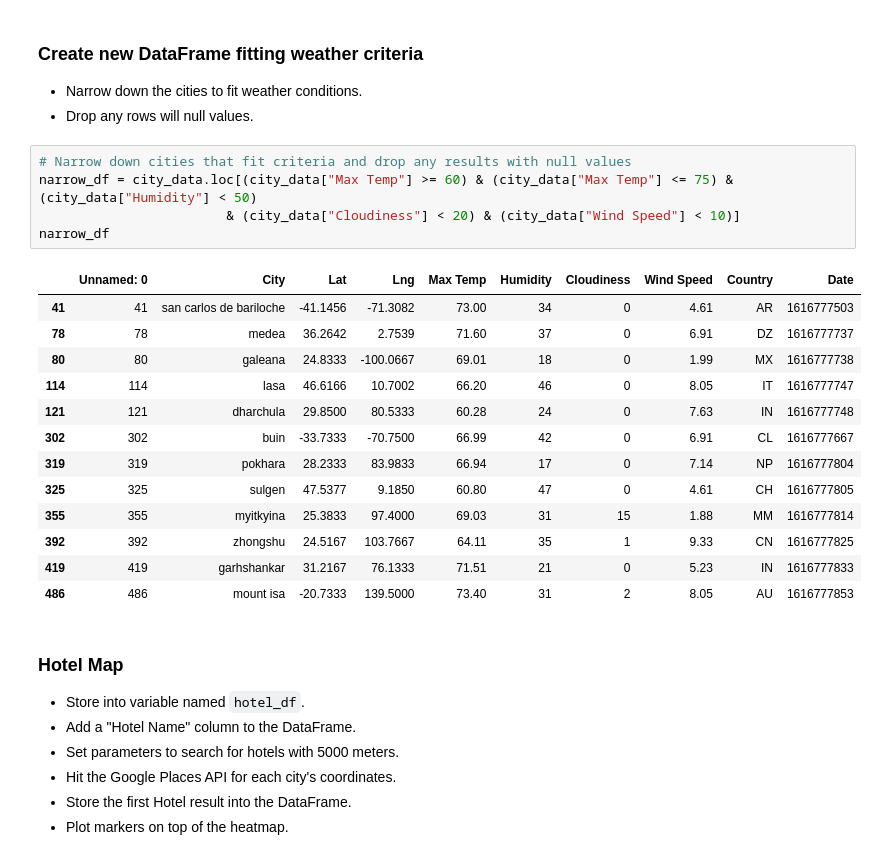
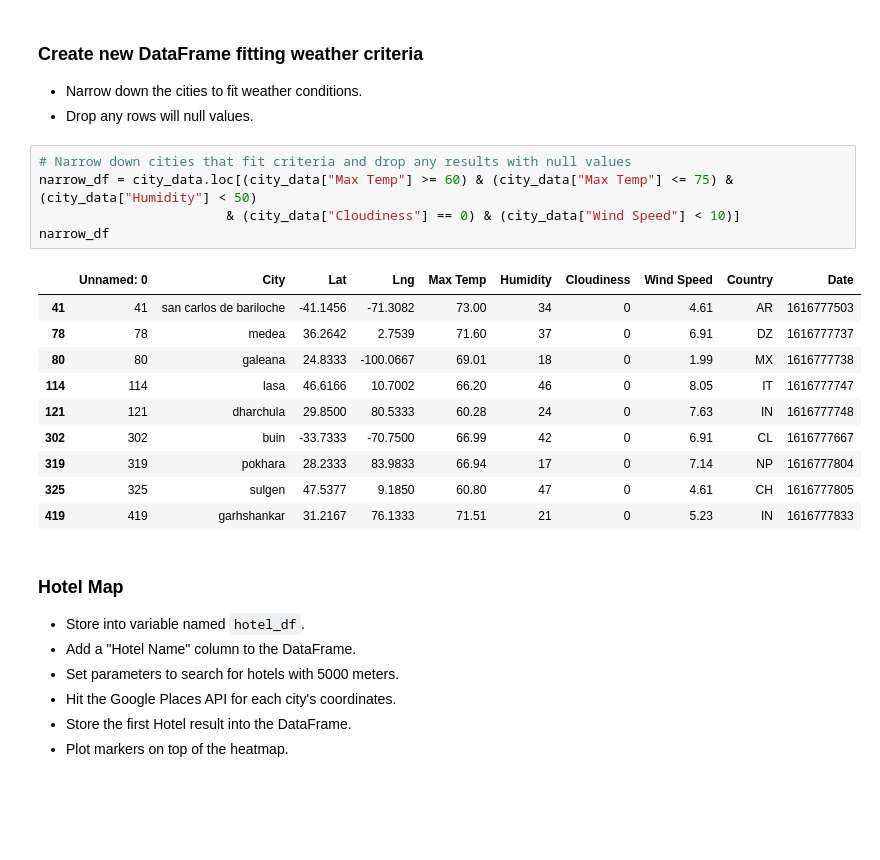
Before and after one commit to Slainte91/python-api-challenge, a Jupyter notebook: VacationPy.ipynb, the cells around one changed output. Saved outputs shown, nothing was run; the diff lists cells and outputs as text; blank space fills up the shorter version.

```diff
--- a/VacationPy.ipynb
+++ b/VacationPy.ipynb
@@ -58,22 +58,19 @@ fig
 # %%
 # Narrow down cities that fit criteria and drop any results with null values
 narrow_df = city_data.loc[(city_data["Max Temp"] >= 60) & (city_data["Max Temp"] <= 75) & (city_data["Humidity"] < 50)
-                        & (city_data["Cloudiness"] < 20) & (city_data["Wind Speed"] < 10)]
+                        & (city_data["Cloudiness"] == 0) & (city_data["Wind Speed"] < 10)]
 narrow_df
 # %% [output]
 |  | Unnamed: 0 | City | Lat | Lng | Max Temp | Humidity | Cloudiness | Wind Speed | Country | Date |
 | 41 | 41 | san carlos de bariloche | -41.1456 | -71.3082 | 73.00 | 34 | 0 | 4.61 | AR | 1616777503 |
 | 78 | 78 | medea | 36.2642 | 2.7539 | 71.60 | 37 | 0 | 6.91 | DZ | 1616777737 |
 | 80 | 80 | galeana | 24.8333 | -100.0667 | 69.01 | 18 | 0 | 1.99 | MX | 1616777738 |
 | 114 | 114 | lasa | 46.6166 | 10.7002 | 66.20 | 46 | 0 | 8.05 | IT | 1616777747 |
 | 121 | 121 | dharchula | 29.8500 | 80.5333 | 60.28 | 24 | 0 | 7.63 | IN | 1616777748 |
 | 302 | 302 | buin | -33.7333 | -70.7500 | 66.99 | 42 | 0 | 6.91 | CL | 1616777667 |
 | 319 | 319 | pokhara | 28.2333 | 83.9833 | 66.94 | 17 | 0 | 7.14 | NP | 1616777804 |
 | 325 | 325 | sulgen | 47.5377 | 9.1850 | 60.80 | 47 | 0 | 4.61 | CH | 1616777805 |
-| 355 | 355 | myitkyina | 25.3833 | 97.4000 | 69.03 | 31 | 15 | 1.88 | MM | 1616777814 |
-| 392 | 392 | zhongshu | 24.5167 | 103.7667 | 64.11 | 35 | 1 | 9.33 | CN | 1616777825 |
 | 419 | 419 | garhshankar | 31.2167 | 76.1333 | 71.51 | 21 | 0 | 5.23 | IN | 1616777833 |
-| 486 | 486 | mount isa | -20.7333 | 139.5000 | 73.40 | 31 | 2 | 8.05 | AU | 1616777853 |
 # %% [markdown]
 ### Hotel Map
 * Store into variable named `hotel_df`.
```
Also changed, not shown: parts of 4 cells of this notebook, 8 other files.
